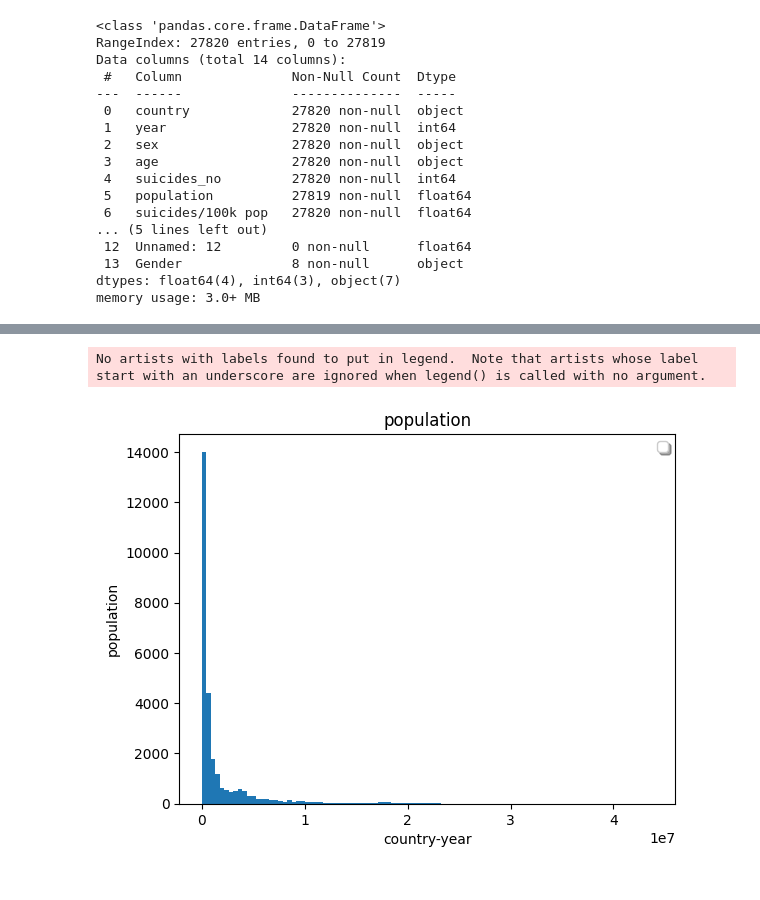
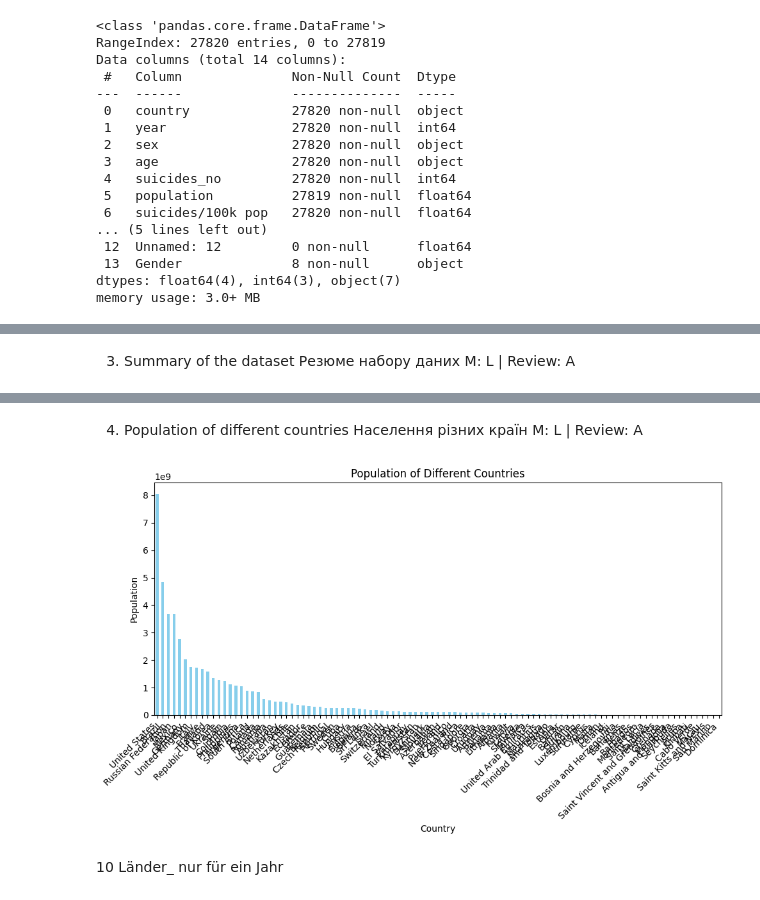
Before and after one commit to Liud4ik/AgilesDataProjekt, a Jupyter notebook: Master.ipynb, the cells around one changed output, grey strips where cells are left out. Cells and saved outputs as stored; diff of their text form; code cells hidden in the pictures.

```diff
--- a/Master.ipynb
+++ b/Master.ipynb
@@ -60,6 +64,8 @@ master_data.describe()
 | 50% | 2002.000000 | 25.000000 | 4.302000e+05 | 5.990000 | 0.779000 | 9372.000000 | NaN |
 | 75% | 2008.000000 | 131.000000 | 1.486196e+06 | 16.620000 | 0.855000 | 24874.000000 | NaN |
 | max | 2016.000000 | 22338.000000 | 4.380521e+07 | 224.970000 | 0.944000 | 126352.000000 | NaN |
+# %% [markdown]
+3.	Summary of the dataset Резюме набору даних M: L | Review: A
 # %%
 master_data.describe().T
 # %% [output]
@@ -71,14 +77,22 @@ master_data.describe().T
 | HDI for year | 8364.0 | 7.766011e-01 | 9.336671e-02 | 0.483 | 0.713 | 0.779 | 0.855 | 9.440000e-01 |
 | gdp_per_capita ($) | 27820.0 | 1.686646e+04 | 1.888758e+04 | 251.000 | 3447.000 | 9372.000 | 24874.000 | 1.263520e+05 |
 | Unnamed: 12 | 0.0 | NaN | NaN | NaN | NaN | NaN | NaN | NaN |
-# %%
-import matplotlib.pyplot as plt
-col="population"
-plt.hist(master_data[col], bins= 100)
-plt.title(col)
-plt.xlabel('country-year')
-plt.ylabel('population')
-plt.show()
-# %% [output]
-No artists with labels found to put in legend.  Note that artists whose label start with an underscore are ignored when legend() is called with no argument.
-[figure, removed]
+# %% [markdown]
+4.	Population of different countries Населення різних країн M: L | Review: A
+# %%
+# Групуємо дані за країнами та сумуємо населення для кожної країни
+country_population = master_data.groupby('country')['population'].sum().sort_values(ascending=False)
+
+# Побудова діаграми
+plt.figure(figsize=(10, 6))
+country_population.plot(kind='bar', color='skyblue')
+plt.title('Population of Different Countries')
+plt.xlabel('Country')
+plt.ylabel('Population')
+plt.xticks(rotation=45, ha='right')  # Змінити орієнтацію назв країн для кращого відображення
+plt.tight_layout()
+plt.show()
+# %% [output]
+[figure, added]
+# %% [markdown]
+10 Länder_ nur für ein Jahr
```
Also changed, not shown: parts of 20 cells of this notebook, 2 other files.
